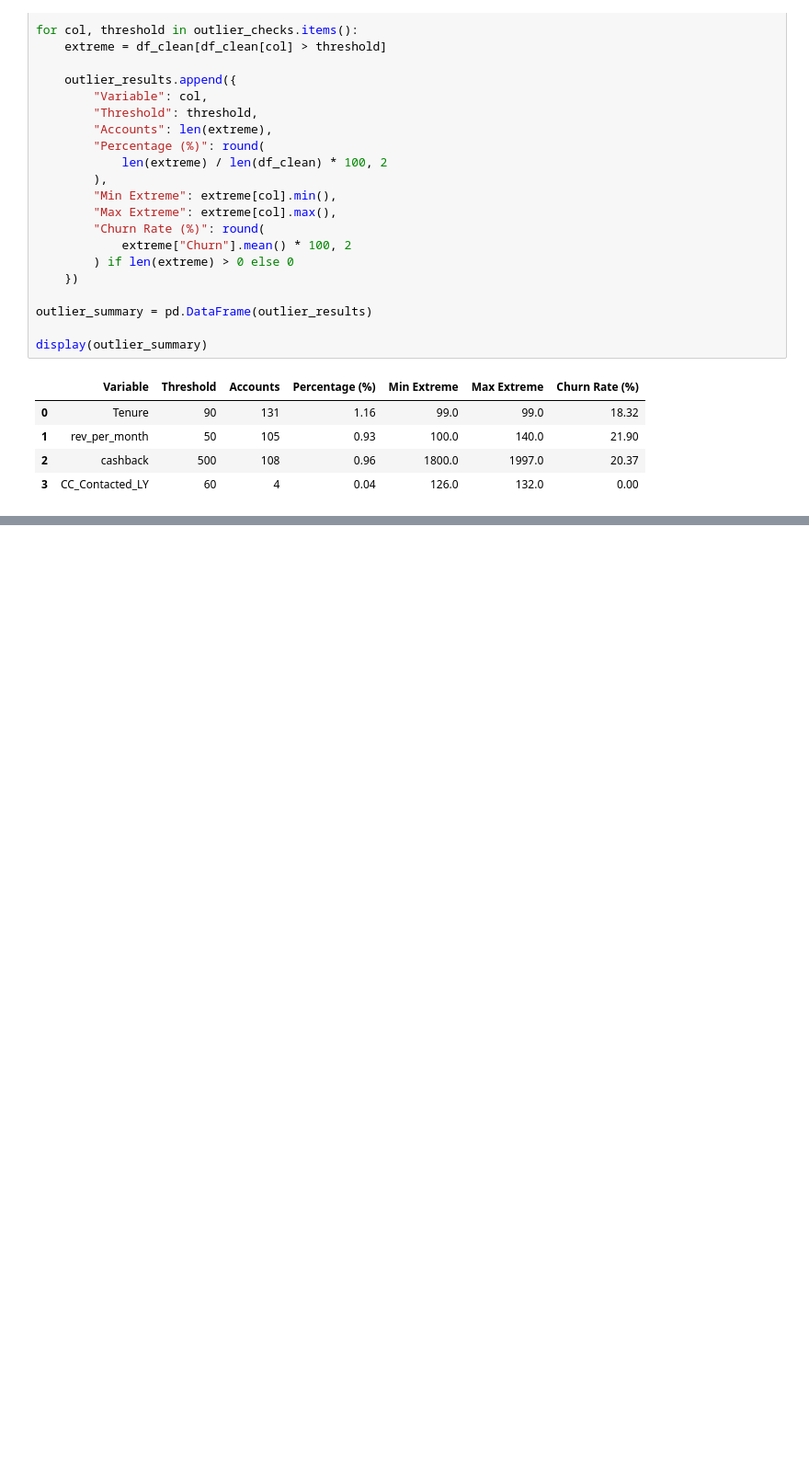
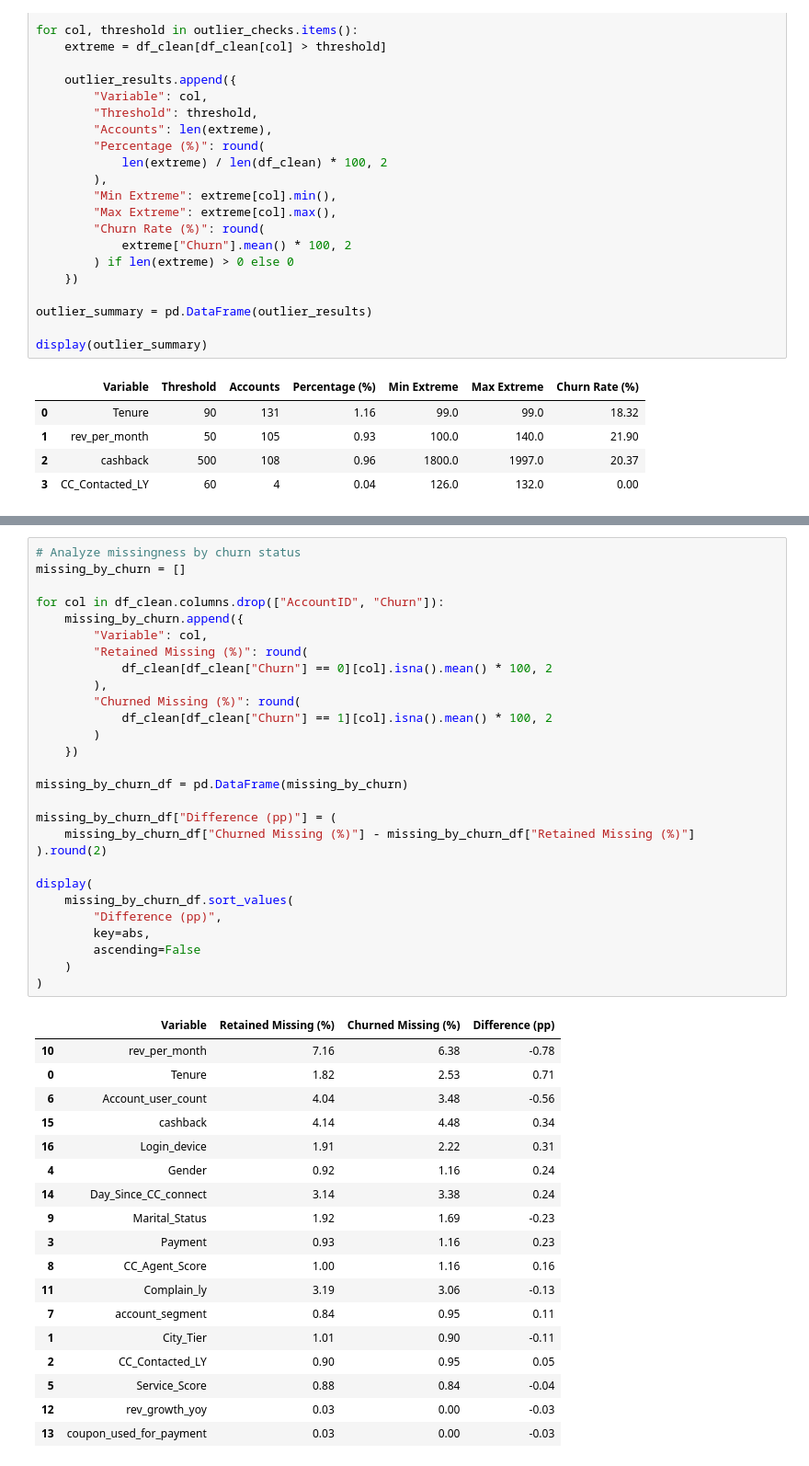
Before and after one commit to timayabi2020/churn-prediction-mlops, a Jupyter notebook: notebooks/churn_prediction.ipynb, the cells around one changed output, grey strips where cells are left out. Shown at 92% size. Drawn from its saved outputs; the diff is of its cells as text; blank space fills up the shorter version.

Commit message:
Completed data cleaning and observations

```diff
--- a/notebooks/churn_prediction.ipynb
+++ b/notebooks/churn_prediction.ipynb
@@ -352,0 +406,47 @@ display(outlier_summary)
+# %%
+# Analyze missingness by churn status
+missing_by_churn = []
+
+for col in df_clean.columns.drop(["AccountID", "Churn"]):
+    missing_by_churn.append({
+        "Variable": col,
+        "Retained Missing (%)": round(
+            df_clean[df_clean["Churn"] == 0][col].isna().mean() * 100, 2
+        ),
+        "Churned Missing (%)": round(
+            df_clean[df_clean["Churn"] == 1][col].isna().mean() * 100, 2
+        )
+    })
+
+missing_by_churn_df = pd.DataFrame(missing_by_churn)
+
+missing_by_churn_df["Difference (pp)"] = (
+    missing_by_churn_df["Churned Missing (%)"] - missing_by_churn_df["Retained Missing (%)"]
+).round(2)
+
+display(
+    missing_by_churn_df.sort_values(
+        "Difference (pp)",
+        key=abs,
+        ascending=False
+    )
+)
+# %% [output]
+|  | Variable | Retained Missing (%) | Churned Missing (%) | Difference (pp) |
+| 10 | rev_per_month | 7.16 | 6.38 | -0.78 |
+| 0 | Tenure | 1.82 | 2.53 | 0.71 |
+| 6 | Account_user_count | 4.04 | 3.48 | -0.56 |
+| 15 | cashback | 4.14 | 4.48 | 0.34 |
+| 16 | Login_device | 1.91 | 2.22 | 0.31 |
+| 4 | Gender | 0.92 | 1.16 | 0.24 |
+| 14 | Day_Since_CC_connect | 3.14 | 3.38 | 0.24 |
+| 9 | Marital_Status | 1.92 | 1.69 | -0.23 |
+| 3 | Payment | 0.93 | 1.16 | 0.23 |
+| 8 | CC_Agent_Score | 1.00 | 1.16 | 0.16 |
+| 11 | Complain_ly | 3.19 | 3.06 | -0.13 |
+| 7 | account_segment | 0.84 | 0.95 | 0.11 |
+| 1 | City_Tier | 1.01 | 0.90 | -0.11 |
+| 2 | CC_Contacted_LY | 0.90 | 0.95 | 0.05 |
+| 5 | Service_Score | 0.88 | 0.84 | -0.04 |
+| 12 | rev_growth_yoy | 0.03 | 0.00 | -0.03 |
+| 13 | coupon_used_for_payment | 0.03 | 0.00 | -0.03 |
```
Also changed, not shown: parts of 13 cells of this notebook.
